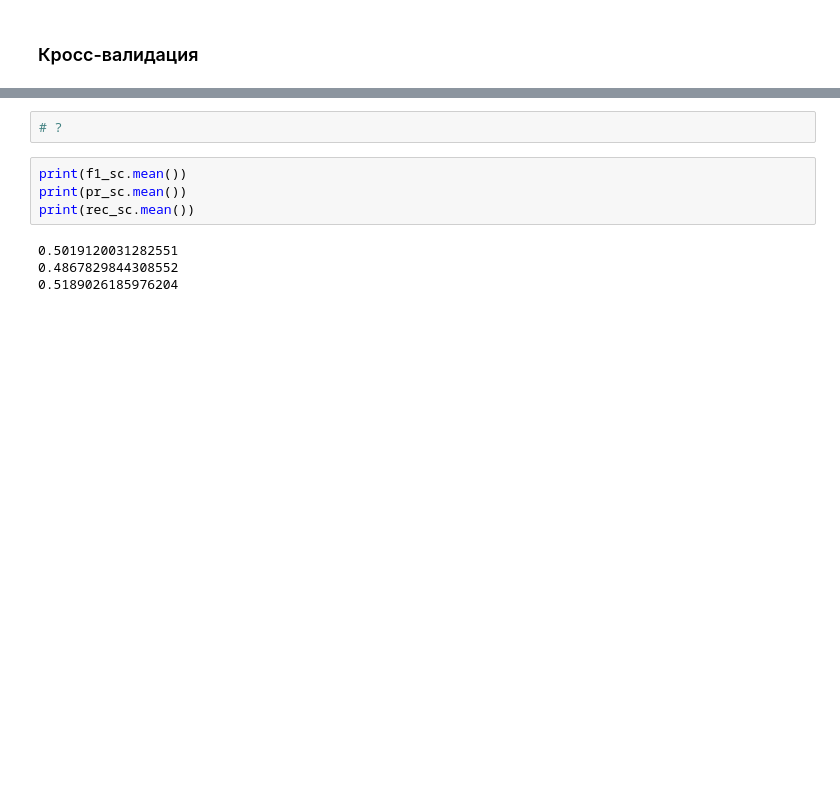
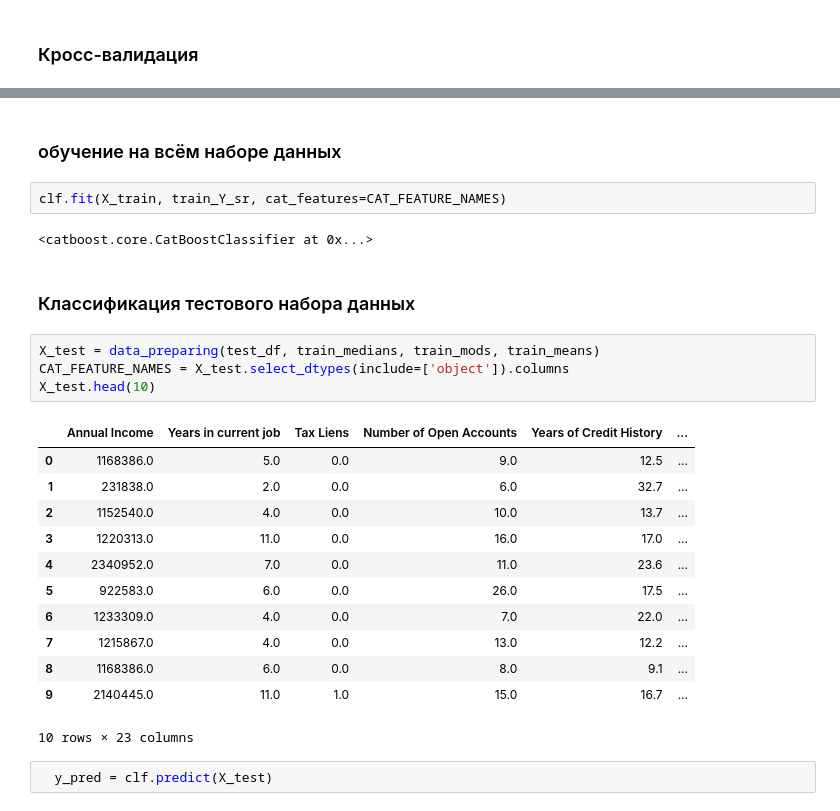
Before and after one commit to Muklyxa/Python_libs_for_DS_2, a Jupyter notebook: NErmolenko_solution.ipynb, the cells around one changed output, grey strips where cells are left out. Drawn from its saved outputs; the diff is of its cells as text; blank space fills up the shorter version.

```diff
--- a/NErmolenko_solution.ipynb
+++ b/NErmolenko_solution.ipynb
@@ -692,10 +670,27 @@ cm
-# %%
-# ?
-# %%
-print(f1_sc.mean())
-print(pr_sc.mean())
-print(rec_sc.mean())
-# %% [output]
-0.5019120031282551
-0.4867829844308552
-0.5189026185976204
+# %% [markdown]
+### обучение на всём наборе данных
+# %%
+clf.fit(X_train, train_Y_sr, cat_features=CAT_FEATURE_NAMES)
+# %% [output]
+<catboost.core.CatBoostClassifier at 0x...>
+# %% [markdown]
+### Классификация тестового набора данных
+# %%
+X_test = data_preparing(test_df, train_medians, train_mods, train_means)
+CAT_FEATURE_NAMES = X_test.select_dtypes(include=['object']).columns
+X_test.head(10)
+# %% [output]
+|  | Annual Income | Years in current job | Tax Liens | Number of Open Accounts | Years of Credit History | ... |
+| 0 | 1168386.0 | 5.0 | 0.0 | 9.0 | 12.5 | ... |
+| 1 | 231838.0 | 2.0 | 0.0 | 6.0 | 32.7 | ... |
+| 2 | 1152540.0 | 4.0 | 0.0 | 10.0 | 13.7 | ... |
+| 3 | 1220313.0 | 11.0 | 0.0 | 16.0 | 17.0 | ... |
+| 4 | 2340952.0 | 7.0 | 0.0 | 11.0 | 23.6 | ... |
+| 5 | 922583.0 | 6.0 | 0.0 | 26.0 | 17.5 | ... |
+| 6 | 1233309.0 | 4.0 | 0.0 | 7.0 | 22.0 | ... |
+| 7 | 1215867.0 | 4.0 | 0.0 | 13.0 | 12.2 | ... |
+| 8 | 1168386.0 | 6.0 | 0.0 | 8.0 | 9.1 | ... |
+| 9 | 2140445.0 | 11.0 | 1.0 | 15.0 | 16.7 | ... |
+10 rows × 23 columns
+# %%
+  y_pred = clf.predict(X_test)
```
Also changed, not shown: parts of 19 cells of this notebook.
